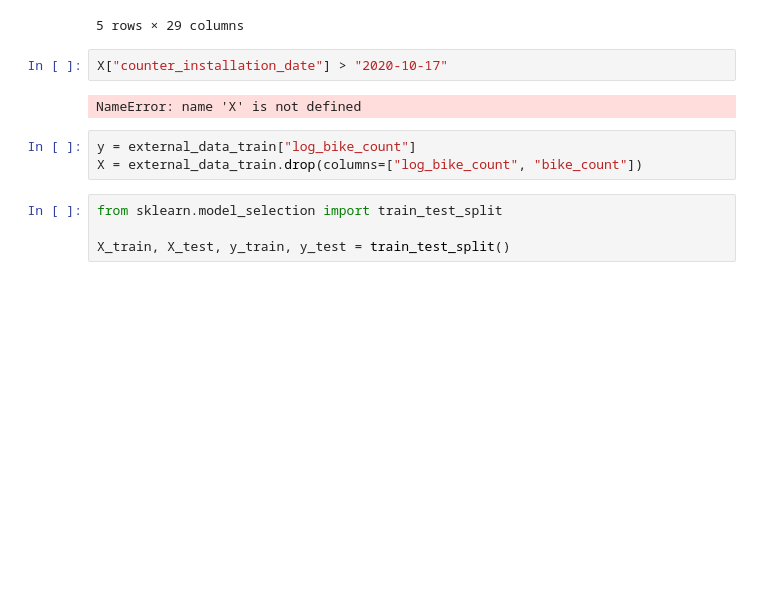
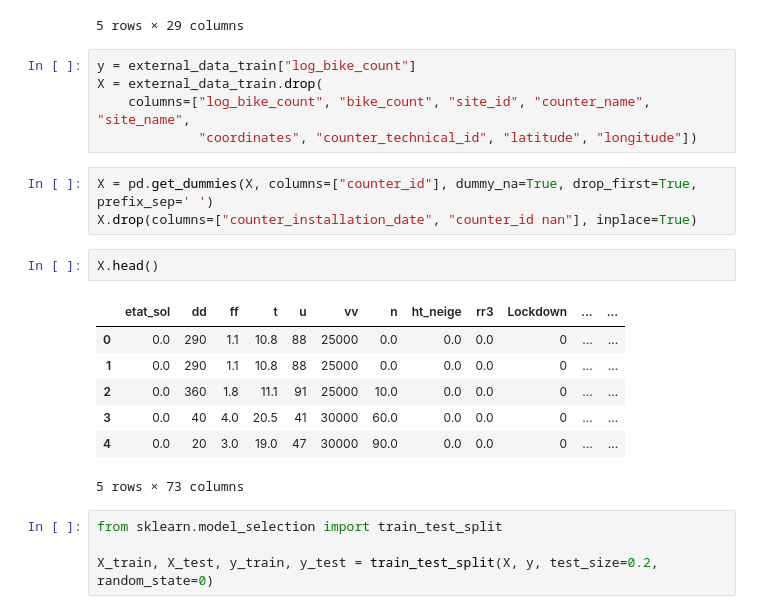
Before and after one commit to Vincent-Maladiere/bike_counters, a Jupyter notebook: external_data_sorted.ipynb, the cells around one changed output. Saved outputs shown, nothing was run; the diff lists cells and outputs as text; blank space fills up the shorter version.

```diff
--- a/external_data_sorted.ipynb
+++ b/external_data_sorted.ipynb
@@ -156,14 +176,25 @@ external_data_train.head()
 | 3 | 100007049-102007049 | 28 boulevard Diderot E-O | 100007049 | 28 boulevard Diderot | 4.0 | 2013-01-18 | 48.846028,2.375429 | ... |
 | 4 | 100007049-102007049 | 28 boulevard Diderot E-O | 100007049 | 28 boulevard Diderot | 9.0 | 2013-01-18 | 48.846028,2.375429 | ... |
 5 rows × 29 columns
-# %%
-X["counter_installation_date"] > "2020-10-17"
-# %% [output]
-NameError: name 'X' is not defined
 # %%
 y = external_data_train["log_bike_count"]
-X = external_data_train.drop(columns=["log_bike_count", "bike_count"])
+X = external_data_train.drop(
+    columns=["log_bike_count", "bike_count", "site_id", "counter_name", "site_name",
+             "coordinates", "counter_technical_id", "latitude", "longitude"])
+# %%
+X = pd.get_dummies(X, columns=["counter_id"], dummy_na=True, drop_first=True, prefix_sep=' ')
+X.drop(columns=["counter_installation_date", "counter_id nan"], inplace=True)
+# %%
+X.head()
+# %% [output]
+|  | etat_sol | dd | ff | t | u | vv | n | ht_neige | rr3 | Lockdown | ... | ... |
+| 0 | 0.0 | 290 | 1.1 | 10.8 | 88 | 25000 | 0.0 | 0.0 | 0.0 | 0 | ... | ... |
+| 1 | 0.0 | 290 | 1.1 | 10.8 | 88 | 25000 | 0.0 | 0.0 | 0.0 | 0 | ... | ... |
+| 2 | 0.0 | 360 | 1.8 | 11.1 | 91 | 25000 | 10.0 | 0.0 | 0.0 | 0 | ... | ... |
+| 3 | 0.0 | 40 | 4.0 | 20.5 | 41 | 30000 | 60.0 | 0.0 | 0.0 | 0 | ... | ... |
+| 4 | 0.0 | 20 | 3.0 | 19.0 | 47 | 30000 | 90.0 | 0.0 | 0.0 | 0 | ... | ... |
+5 rows × 73 columns
 # %%
 from sklearn.model_selection import train_test_split
 
-X_train, X_test, y_train, y_test = train_test_split()
+X_train, X_test, y_train, y_test = train_test_split(X, y, test_size=0.2, random_state=0)
```
Also changed, not shown: parts of 9 cells of this notebook.
